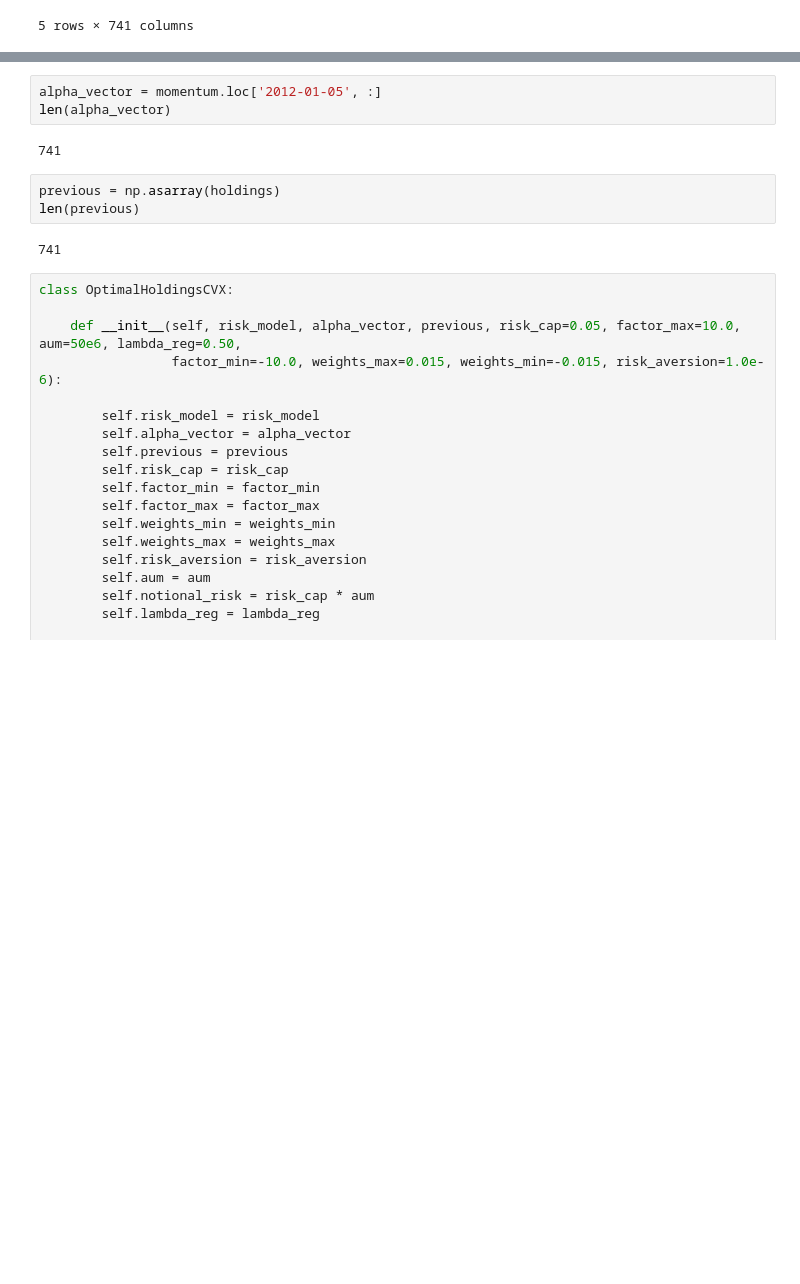
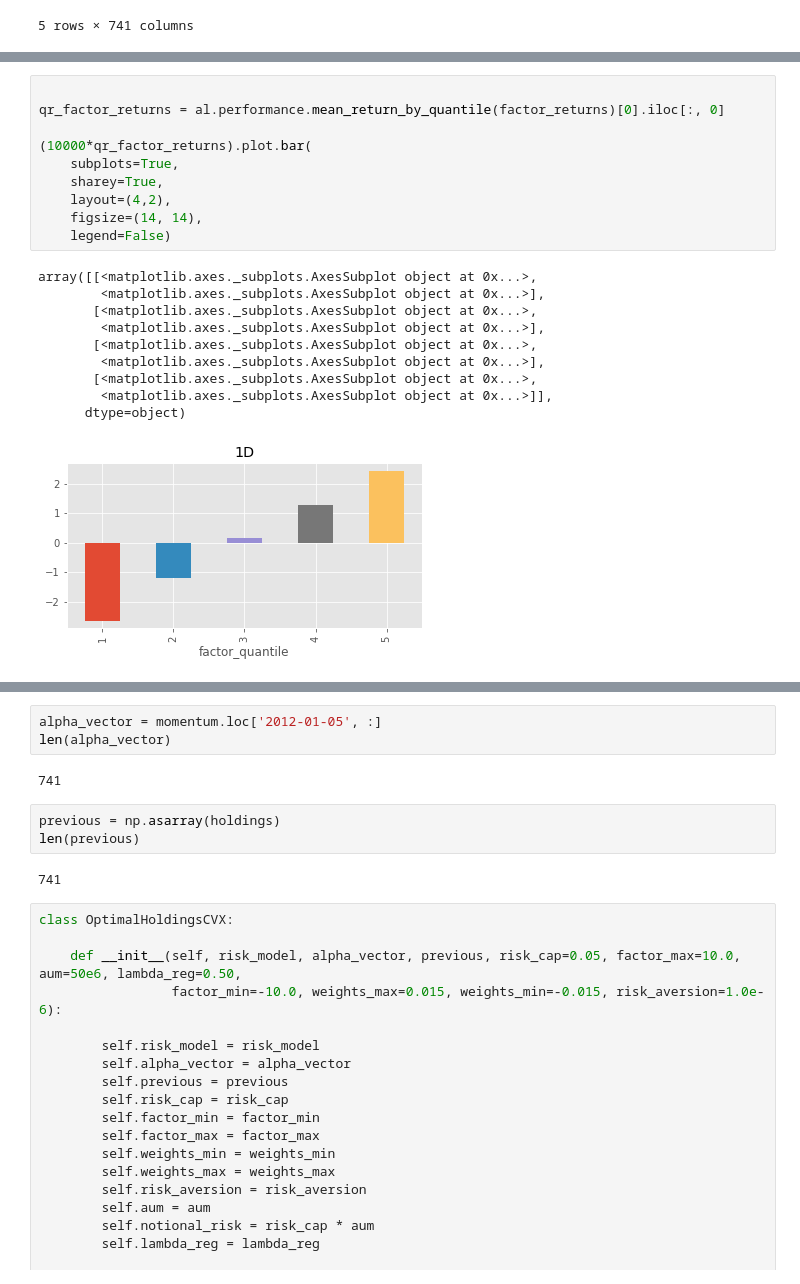
Before and after one commit to rwuebker/backtesting, a Jupyter notebook: backtesting_CVX.ipynb, the cells around one changed output, grey strips where cells are left out. Drawn from its saved outputs; the diff is of its cells as text; blank space fills up the shorter version.

```diff
--- a/backtesting_CVX.ipynb
+++ b/backtesting_CVX.ipynb
@@ -236,0 +257,21 @@ Timestamp('2011-12-30 00:00:00')
+# %%
+
+qr_factor_returns = al.performance.mean_return_by_quantile(factor_returns)[0].iloc[:, 0]
+
+(10000*qr_factor_returns).plot.bar(
+    subplots=True,
+    sharey=True,
+    layout=(4,2),
+    figsize=(14, 14),
+    legend=False)
+# %% [output]
+array([[<matplotlib.axes._subplots.AxesSubplot object at 0x...>,
+        <matplotlib.axes._subplots.AxesSubplot object at 0x...>],
+       [<matplotlib.axes._subplots.AxesSubplot object at 0x...>,
+        <matplotlib.axes._subplots.AxesSubplot object at 0x...>],
+       [<matplotlib.axes._subplots.AxesSubplot object at 0x...>,
+        <matplotlib.axes._subplots.AxesSubplot object at 0x...>],
+       [<matplotlib.axes._subplots.AxesSubplot object at 0x...>,
+        <matplotlib.axes._subplots.AxesSubplot object at 0x...>]],
+      dtype=object)
+[figure, added]
```
Also changed, not shown: parts of 10 cells of this notebook.
